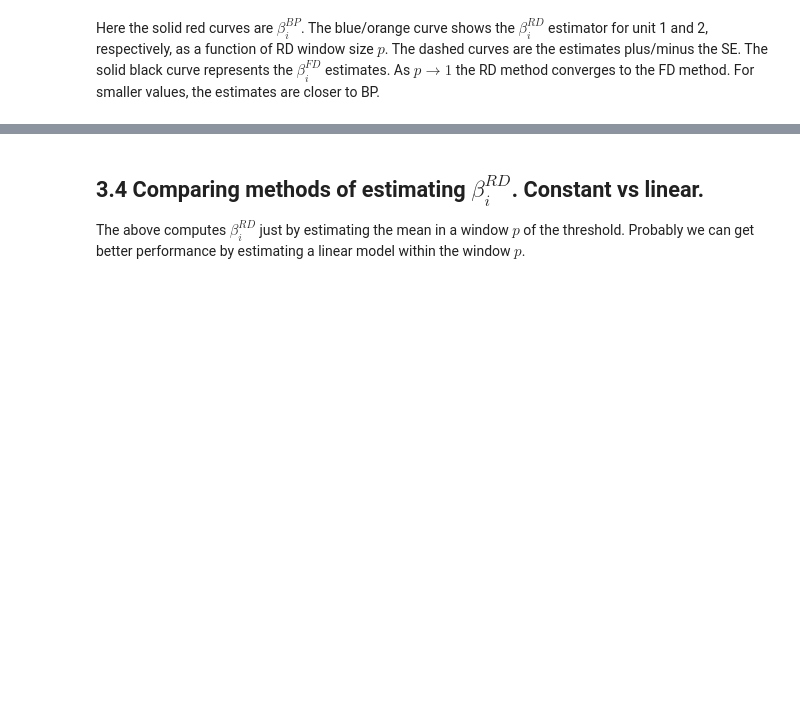
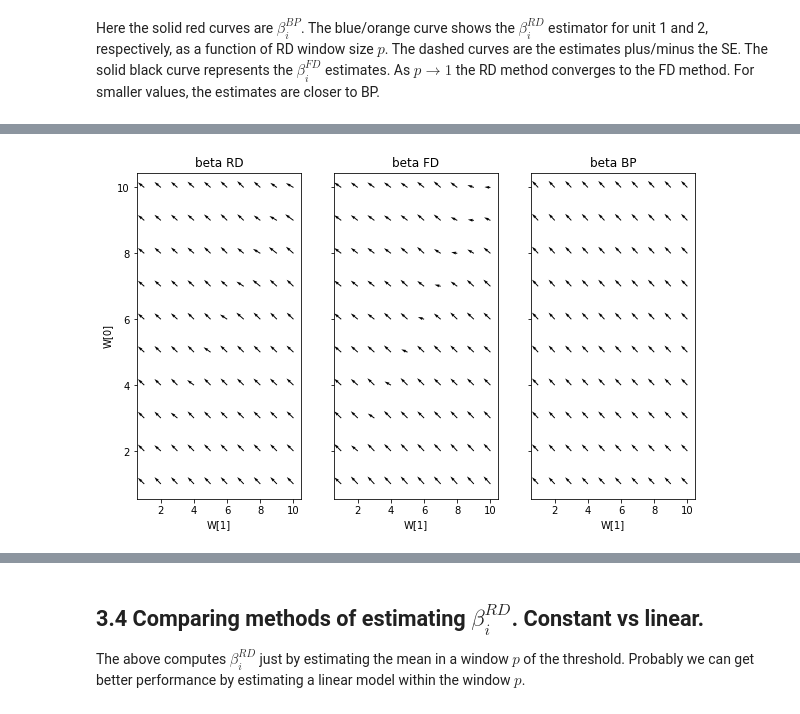
Before and after one commit to benlansdell/rdd, a Jupyter notebook: rdd.ipynb, the cells around one changed output, grey strips where cells are left out. Saved outputs shown, nothing was run; the diff lists cells and outputs as text; code cells hidden in the pictures; blank space fills up the shorter version.

Commit message:
param sweep for w analysis done

```diff
--- a/rdd.ipynb
+++ b/rdd.ipynb
@@ -639,6 +622,0 @@ Running 5 simulations with w0=10.000000, w1=10.000000
-# %%
-N = 10
-x = 3
-wvals = np.linspace(1, 10, N)
-X,Y = np.meshgrid(wvals, wvals)
-C = (hx**2)**2
@@ -646,0 +623,32 @@ C = (hx**2)**2
+# %%
+nsims = 500
+outfile = './sweeps/param_w_N_%d_nsims_%d_default.npz'%(N, nsims)
+sweep = np.load(outfile)
+
+beta_rd_w = sweep['beta_rd_w']
+beta_fd_w = sweep['beta_fd_w']
+beta_bp_w = sweep['beta_bp_w']
+params = sweep['params']
+wvals = sweep['wvals']
+
+N = len(wvals);
+# %%
+X, Y = np.meshgrid(np.linspace(1,10,N), np.linspace(1,10,N))
+
+m_beta_rd_w = np.mean(beta_rd_w, 2)
+m_beta_fd_w = np.mean(beta_fd_w, 2)
+m_beta_bp_w = np.mean(beta_bp_w, 2)
+
+figs, (ax1, ax2, ax3) = plt.subplots(1,3, sharey = True)
+Q = ax1.quiver(X, Y, m_beta_rd_w[:,:,0], m_beta_rd_w[:,:,1])
+Q = ax2.quiver(X, Y, m_beta_fd_w[:,:,0], m_beta_fd_w[:,:,1])
+Q = ax3.quiver(X, Y, m_beta_bp_w[:,:,0], m_beta_bp_w[:,:,1])
+ax1.set_title('beta RD')
+ax1.set_ylabel('W[0]')
+ax1.set_xlabel('W[1]')
+ax2.set_title('beta FD')
+ax2.set_xlabel('W[1]')
+ax3.set_title('beta BP')
+ax3.set_xlabel('W[1]');
+# %% [output]
+[figure, added]
```
Also changed, not shown: parts of 11 cells of this notebook, 5 other files.
